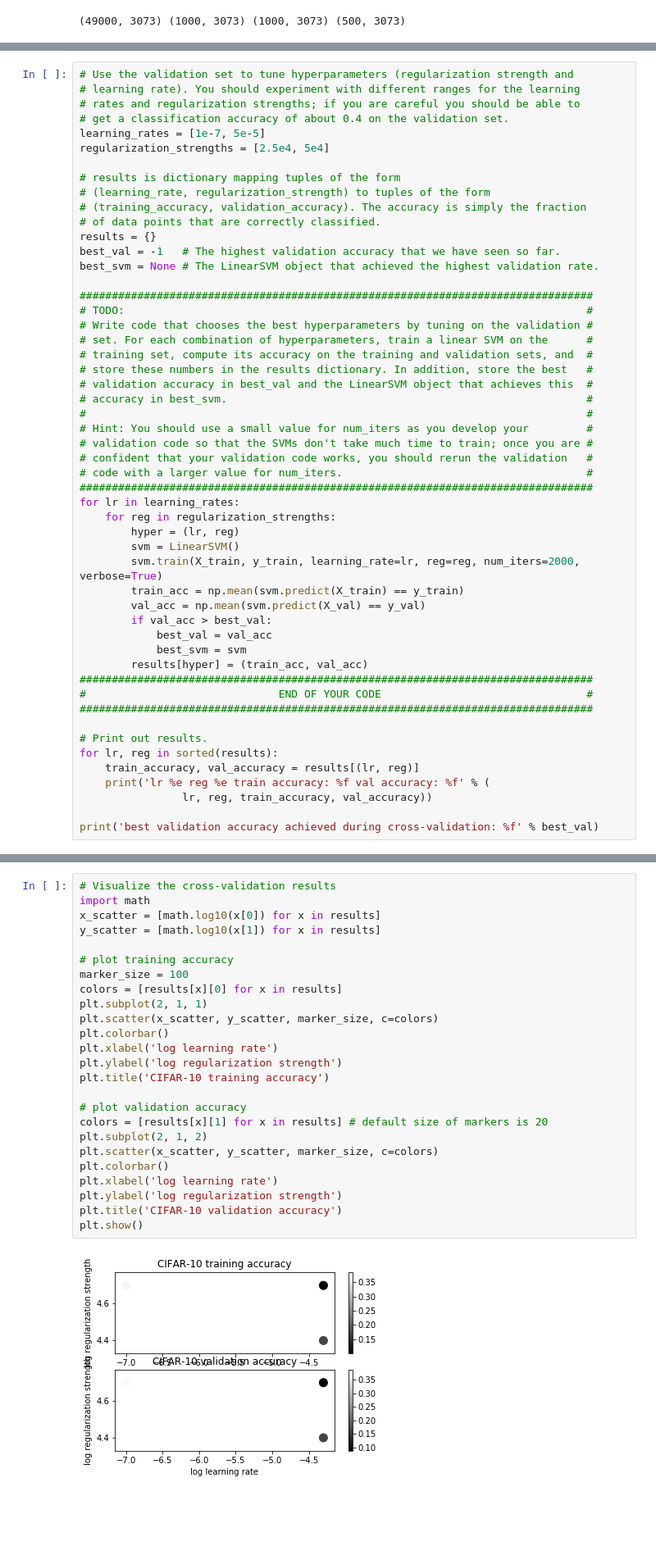
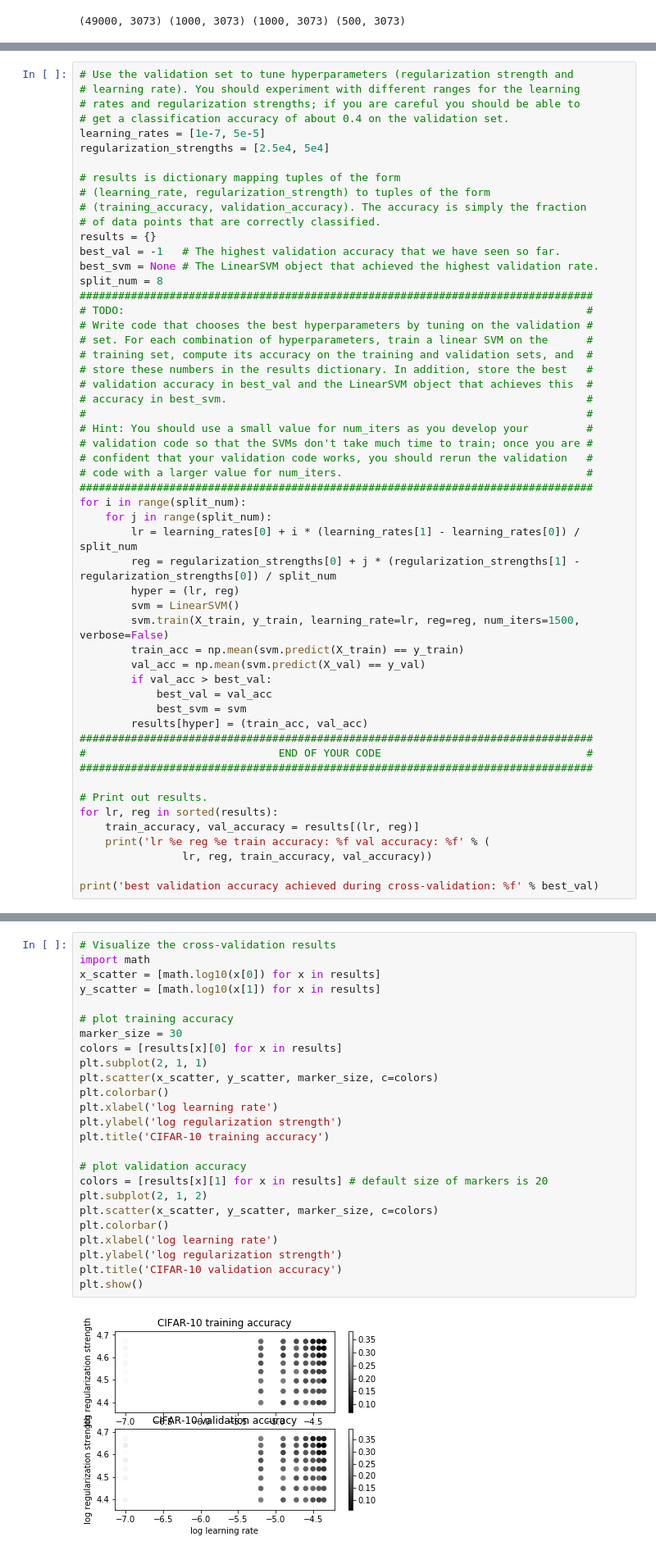
Before and after one commit to shentibeitaokongle/DSVC, a Jupyter notebook: assignment4/homework/svm.ipynb, the cells around one changed output, grey strips where cells are left out. Shown at 82% size. Cells and saved outputs as stored; diff of their text form; blank space fills up the shorter version.

```diff
--- a/assignment4/homework/svm.ipynb
+++ b/assignment4/homework/svm.ipynb
@@ -339,7 +327,7 @@ regularization_strengths = [2.5e4, 5e4]
 results = {}
 best_val = -1   # The highest validation accuracy that we have seen so far.
 best_svm = None # The LinearSVM object that achieved the highest validation rate.
-
+split_num = 8
 ################################################################################
 # TODO:                                                                        #
 # Write code that chooses the best hyperparameters by tuning on the validation #
@@ -354,11 +342,13 @@ best_svm = None # The LinearSVM object that achieved the highest validation rate
 # confident that your validation code works, you should rerun the validation   #
 # code with a larger value for num_iters.                                      #
 ################################################################################
-for lr in learning_rates:
-    for reg in regularization_strengths:
+for i in range(split_num):
+    for j in range(split_num):
+        lr = learning_rates[0] + i * (learning_rates[1] - learning_rates[0]) / split_num
+        reg = regularization_strengths[0] + j * (regularization_strengths[1] - regularization_strengths[0]) / split_num
         hyper = (lr, reg)
         svm = LinearSVM()
-        svm.train(X_train, y_train, learning_rate=lr, reg=reg, num_iters=2000, verbose=True)
+        svm.train(X_train, y_train, learning_rate=lr, reg=reg, num_iters=1500, verbose=False)
         train_acc = np.mean(svm.predict(X_train) == y_train)
         val_acc = np.mean(svm.predict(X_val) == y_val)
         if val_acc > best_val:
@@ -401,30 +387,30 @@ best validation accuracy achieved during cross-validation: 0.388000
 # %%
 # Visualize the cross-validation results
 import math
 x_scatter = [math.log10(x[0]) for x in results]
 y_scatter = [math.log10(x[1]) for x in results]
 
 # plot training accuracy
-marker_size = 100
+marker_size = 30
 colors = [results[x][0] for x in results]
 plt.subplot(2, 1, 1)
 plt.scatter(x_scatter, y_scatter, marker_size, c=colors)
 plt.colorbar()
 plt.xlabel('log learning rate')
 plt.ylabel('log regularization strength')
 plt.title('CIFAR-10 training accuracy')
 
 # plot validation accuracy
 colors = [results[x][1] for x in results] # default size of markers is 20
 plt.subplot(2, 1, 2)
 plt.scatter(x_scatter, y_scatter, marker_size, c=colors)
 plt.colorbar()
 plt.xlabel('log learning rate')
 plt.ylabel('log regularization strength')
 plt.title('CIFAR-10 validation accuracy')
 plt.show()
 # %% [output]
-[figure, old version]
+[figure, new version]
 # %%
 # Evaluate the best svm on test set
 y_test_pred = best_svm.predict(X_test)
```
Also changed, not shown: parts of 11 cells of this notebook.
